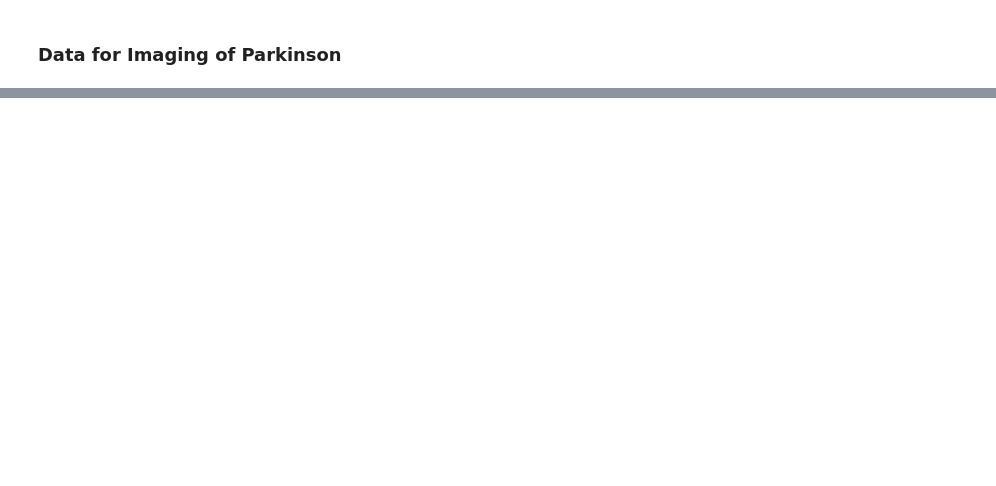
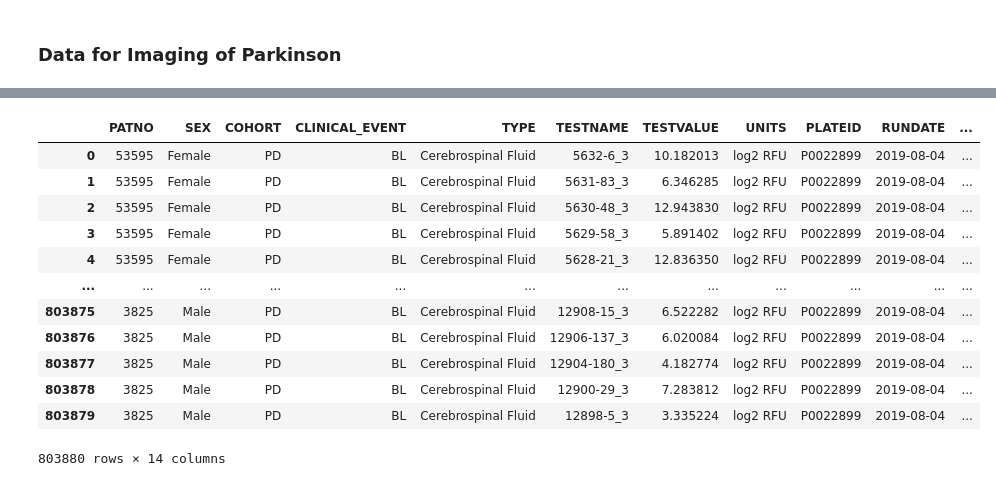
Before and after one commit to zainabnazari/ppmi, a Jupyter notebook: proteomic.ipynb, the cells around one changed output, grey strips where cells are left out. Drawn from its saved outputs; the diff is of its cells as text; code cells hidden in the pictures; blank space fills up the shorter version.

```diff
--- a/proteomic.ipynb
+++ b/proteomic.ipynb
@@ -75,0 +60,17 @@ proteomic
+# %%
+proteomic = pd.read_csv(path3/"Project_151_pQTL_in_CSF_1_of_7_Batch_Corrected_.csv",delimiter=',')
+proteomic
+# %% [output]
+|  | PATNO | SEX | COHORT | CLINICAL_EVENT | TYPE | TESTNAME | TESTVALUE | UNITS | PLATEID | RUNDATE | ... |
+| 0 | 53595 | Female | PD | BL | Cerebrospinal Fluid | 5632-6_3 | 10.182013 | log2 RFU | P0022899 | 2019-08-04 | ... |
+| 1 | 53595 | Female | PD | BL | Cerebrospinal Fluid | 5631-83_3 | 6.346285 | log2 RFU | P0022899 | 2019-08-04 | ... |
+| 2 | 53595 | Female | PD | BL | Cerebrospinal Fluid | 5630-48_3 | 12.943830 | log2 RFU | P0022899 | 2019-08-04 | ... |
+| 3 | 53595 | Female | PD | BL | Cerebrospinal Fluid | 5629-58_3 | 5.891402 | log2 RFU | P0022899 | 2019-08-04 | ... |
+| 4 | 53595 | Female | PD | BL | Cerebrospinal Fluid | 5628-21_3 | 12.836350 | log2 RFU | P0022899 | 2019-08-04 | ... |
+| ... | ... | ... | ... | ... | ... | ... | ... | ... | ... | ... | ... |
+| 803875 | 3825 | Male | PD | BL | Cerebrospinal Fluid | 12908-15_3 | 6.522282 | log2 RFU | P0022899 | 2019-08-04 | ... |
+| 803876 | 3825 | Male | PD | BL | Cerebrospinal Fluid | 12906-137_3 | 6.020084 | log2 RFU | P0022899 | 2019-08-04 | ... |
+| 803877 | 3825 | Male | PD | BL | Cerebrospinal Fluid | 12904-180_3 | 4.182774 | log2 RFU | P0022899 | 2019-08-04 | ... |
+| 803878 | 3825 | Male | PD | BL | Cerebrospinal Fluid | 12900-29_3 | 7.283812 | log2 RFU | P0022899 | 2019-08-04 | ... |
+| 803879 | 3825 | Male | PD | BL | Cerebrospinal Fluid | 12898-5_3 | 3.335224 | log2 RFU | P0022899 | 2019-08-04 | ... |
+803880 rows × 14 columns
```
Also changed, not shown: parts of 12 cells of this notebook, 9 other files.
